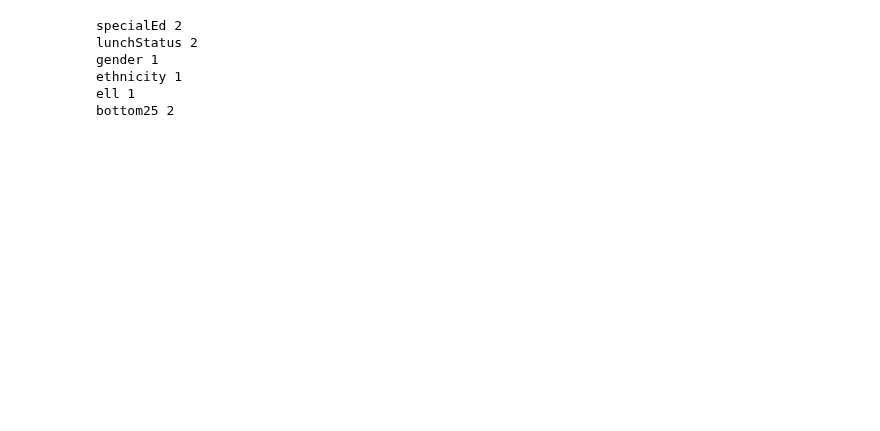
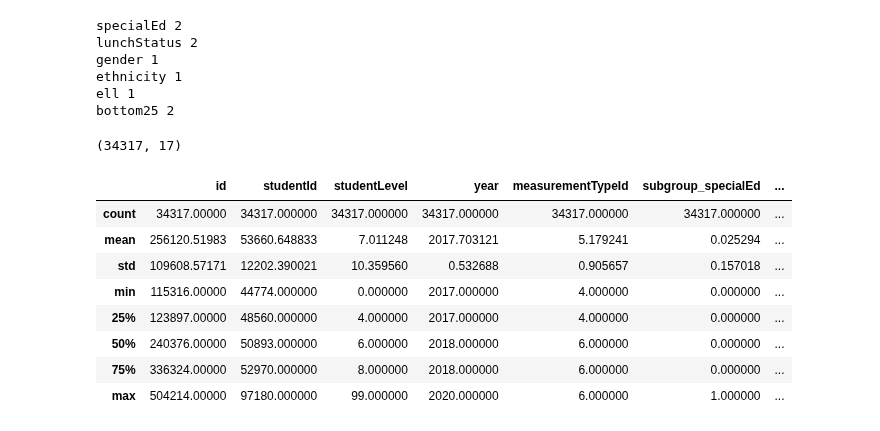
Before and after one commit to level-data-1a/predicting-proficiency, a Jupyter notebook: allison-explore.ipynb, the cells around one changed output. Cells and saved outputs as stored; diff of their text form; code cells hidden in the pictures; blank space fills up the shorter version.

Commit message:
cleaned scores_df

```diff
--- a/allison-explore.ipynb
+++ b/allison-explore.ipynb
@@ -220,0 +209,11 @@ scores_df.head()
+# %%
+# convert dtype to numeric
+int_columns = ['id', 'studentId', 'studentLevel', 'year', 'measurementTypeId'] + [col for col in scores_df.columns if col.startswith('subgroup_')]
+for col in int_columns:
+    scores_df[col] = pd.to_numeric(scores_df[col], errors='coerce').astype('int64')
+
+value_columns = [col for col in scores_df.columns if col.startswith('value_')]
+for col in value_columns:
+    scores_df[col] = pd.to_numeric(scores_df[col], errors='coerce').astype('float64')
+
+scores_df.dtypes
@@ -232,3 +244,21 @@ gender 1
 ethnicity 1
 ell 1
 bottom25 2
+# %%
+# remove columns that only contain zeros
+scores_df = scores_df.loc[:, (scores_df != 0).any()]
+scores_df.shape
+# %% [output]
+(34317, 17)
+# %%
+scores_df.describe()
+# %% [output]
+|  | id | studentId | studentLevel | year | measurementTypeId | subgroup_specialEd | ... |
+| count | 34317.00000 | 34317.000000 | 34317.000000 | 34317.000000 | 34317.000000 | 34317.000000 | ... |
+| mean | 256120.51983 | 53660.648833 | 7.011248 | 2017.703121 | 5.179241 | 0.025294 | ... |
+| std | 109608.57171 | 12202.390021 | 10.359560 | 0.532688 | 0.905657 | 0.157018 | ... |
+| min | 115316.00000 | 44774.000000 | 0.000000 | 2017.000000 | 4.000000 | 0.000000 | ... |
+| 25% | 123897.00000 | 48560.000000 | 4.000000 | 2017.000000 | 4.000000 | 0.000000 | ... |
+| 50% | 240376.00000 | 50893.000000 | 6.000000 | 2018.000000 | 6.000000 | 0.000000 | ... |
+| 75% | 336324.00000 | 52970.000000 | 8.000000 | 2018.000000 | 6.000000 | 0.000000 | ... |
+| max | 504214.00000 | 97180.000000 | 99.000000 | 2020.000000 | 6.000000 | 1.000000 | ... |
```
Also changed, not shown: parts of 8 cells of this notebook.
